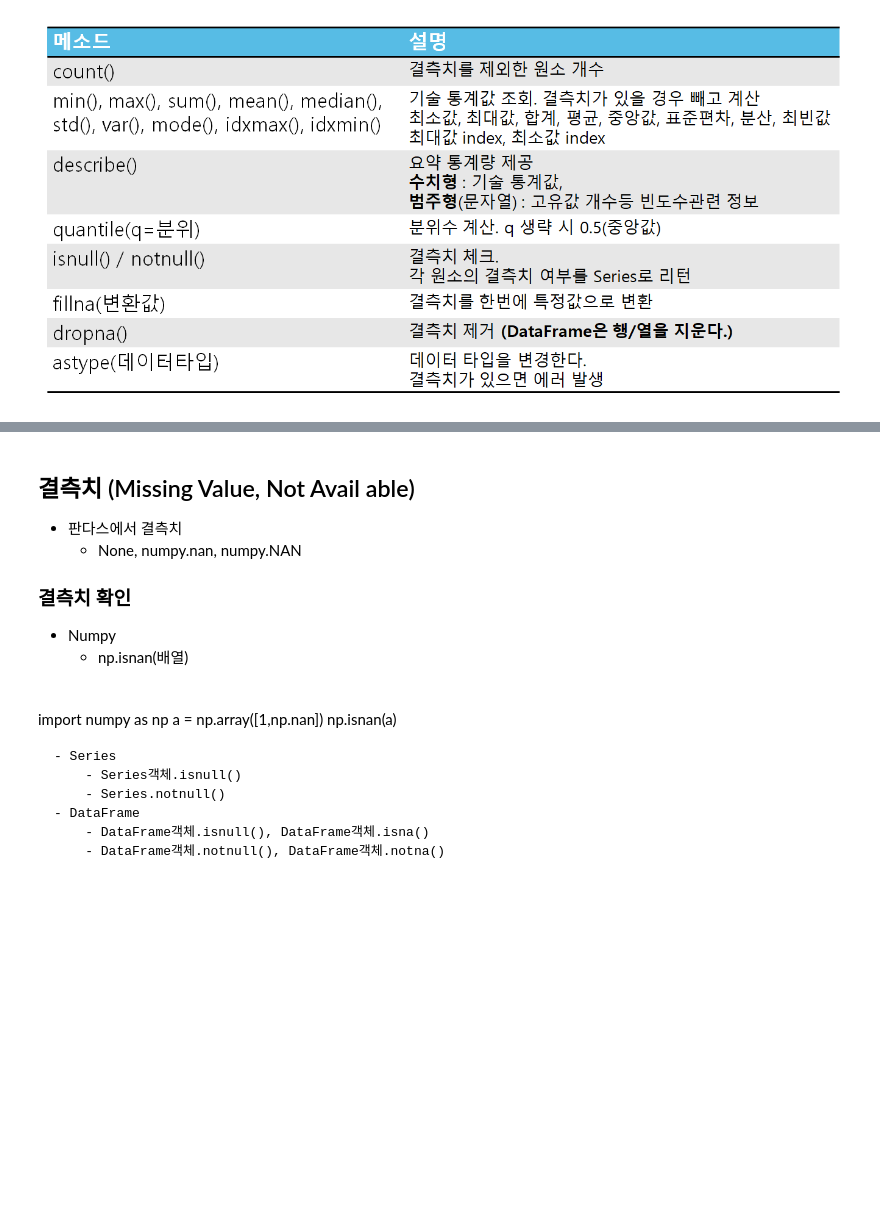
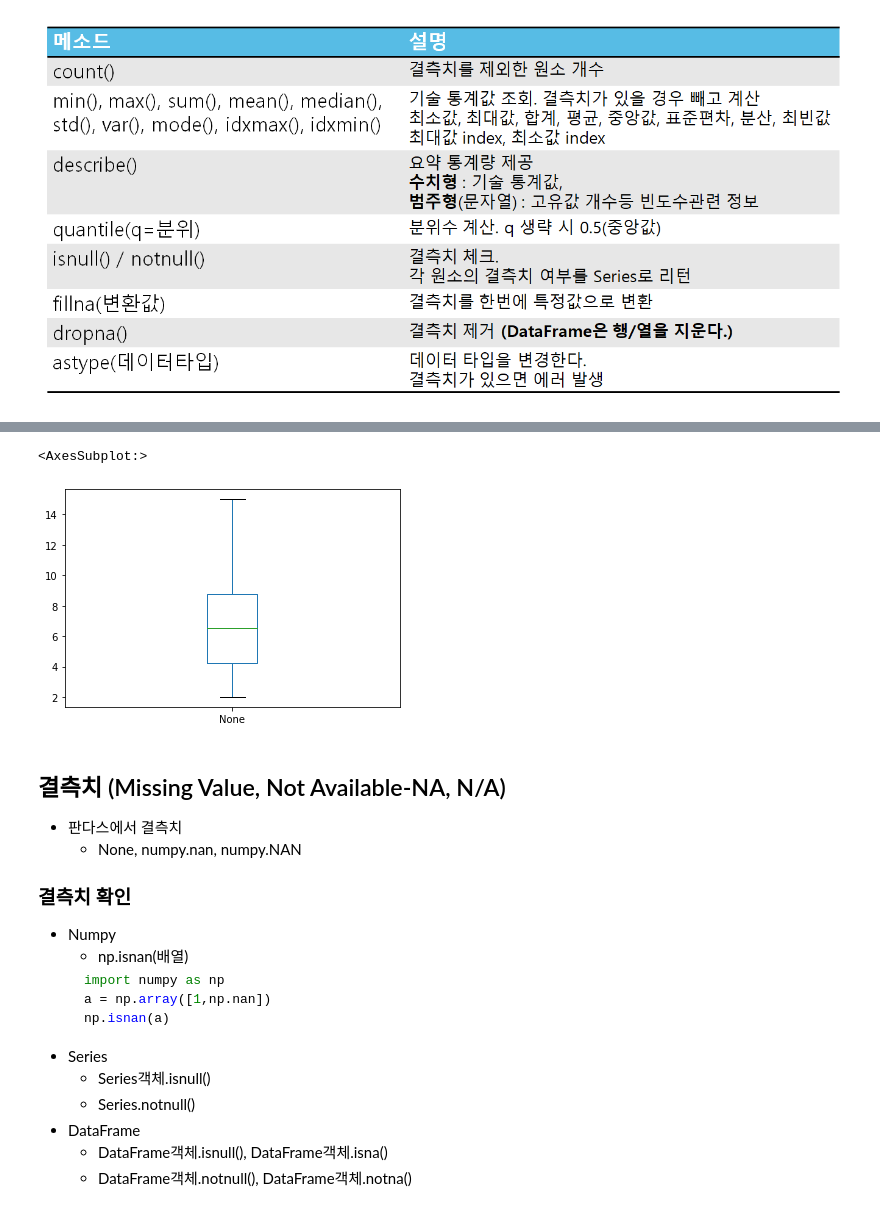
Before and after one commit to Slangoij/TIL_TodayILearned, a Jupyter notebook: 05. Pandas/01_Pandas_Series.ipynb, the cells around one changed output, grey strips where cells are left out. Cells and saved outputs as stored; diff of their text form; code cells hidden in the pictures; blank space fills up the shorter version.

````diff
--- a/05. Pandas_Series/01_Pandas_Series.ipynb
+++ b/05. Pandas/01_Pandas_Series.ipynb
@@ -354,5 +523,11 @@ $$평균 = \cfrac{1}{n}\sum_{i=1}^{n}{X_i}$$
+# %%
+arr[0] = 15
+arr.plot(kind='box')
+# %% [output]
+<AxesSubplot:>
+[figure, added]
 # %% [markdown]
-## 결측치 (Missing Value, Not Avail able)
+## 결측치 (Missing Value, Not Available-NA, N/A)
 - 판다스에서 결측치
     - None, numpy.nan, numpy.NAN
 
@@ -360,10 +535,10 @@ $$평균 = \cfrac{1}{n}\sum_{i=1}^{n}{X_i}$$
 - Numpy
     - np.isnan(배열)
     ```python
-import numpy as np
-a = np.array([1,np.nan])
-np.isnan(a)
-```
+    import numpy as np
+    a = np.array([1,np.nan])
+    np.isnan(a)
+    ```
 - Series
     - Series객체.isnull()
     - Series.notnull()
````
Also changed, not shown: parts of 19 cells of this notebook, 22 other files.
